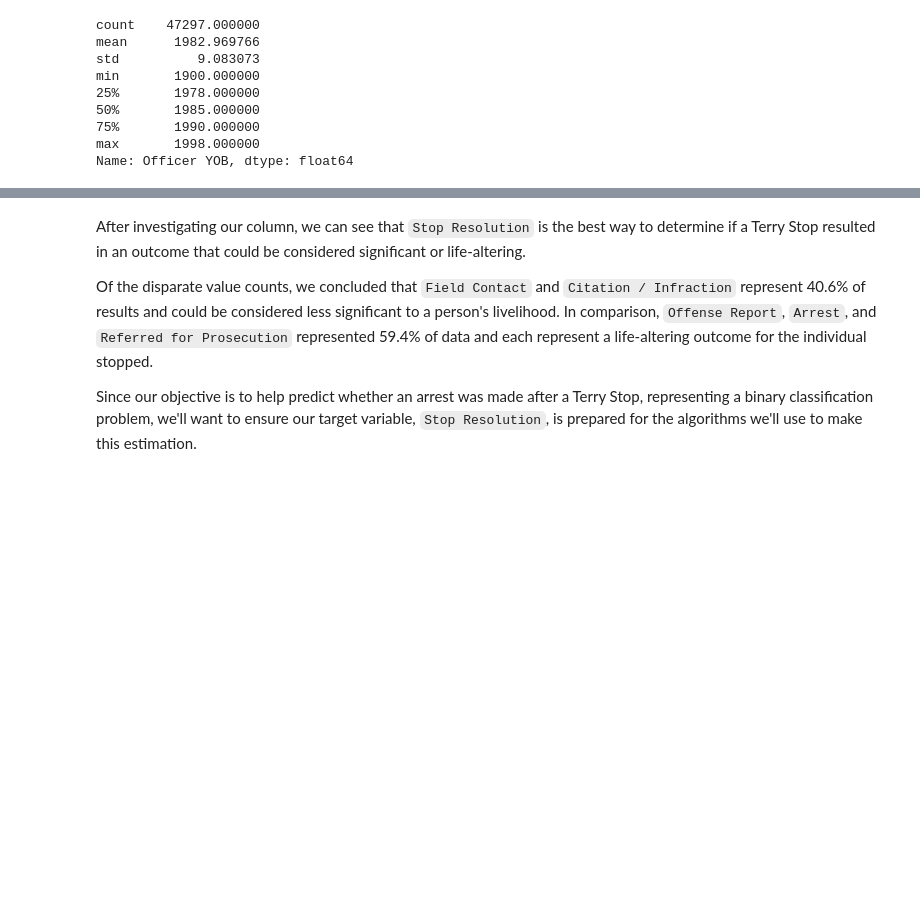
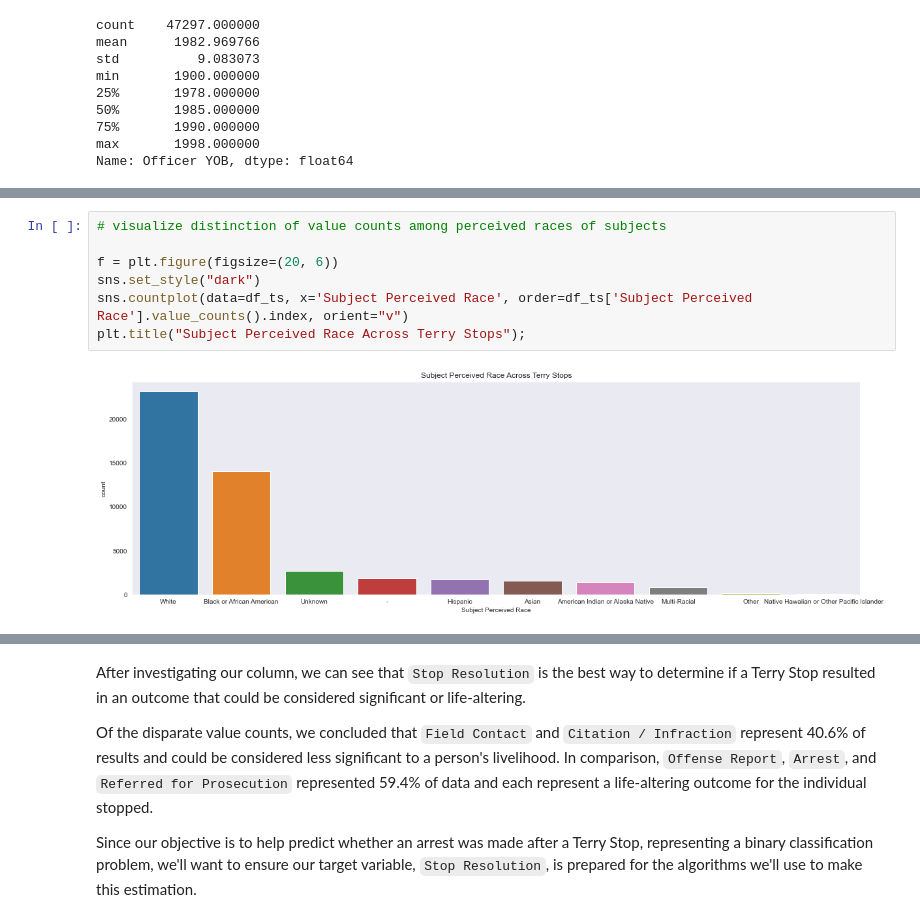
Before and after one commit to sierrafromcalifornia/Terry-Stop-Analysis-Project, a Jupyter notebook: dsc-terry-traffic-stops-working-notebook.ipynb, the cells around one changed output, grey strips where cells are left out. Cells and saved outputs as stored; diff of their text form; blank space fills up the shorter version.

```diff
--- a/dsc-terry-traffic-stops-working-notebook.ipynb
+++ b/dsc-terry-traffic-stops-working-notebook.ipynb
@@ -240,0 +256,9 @@ plt.title("Stop Resolution Outcomes Across Terry Stops");
+# %%
+# visualize distinction of value counts among perceived races of subjects
+
+f = plt.figure(figsize=(20, 6))
+sns.set_style("dark")
+sns.countplot(data=df_ts, x='Subject Perceived Race', order=df_ts['Subject Perceived Race'].value_counts().index, orient="v")
+plt.title("Subject Perceived Race Across Terry Stops");
+# %% [output]
+[figure, added]
```
Also changed, not shown: parts of 36 cells of this notebook, 1 other file.
